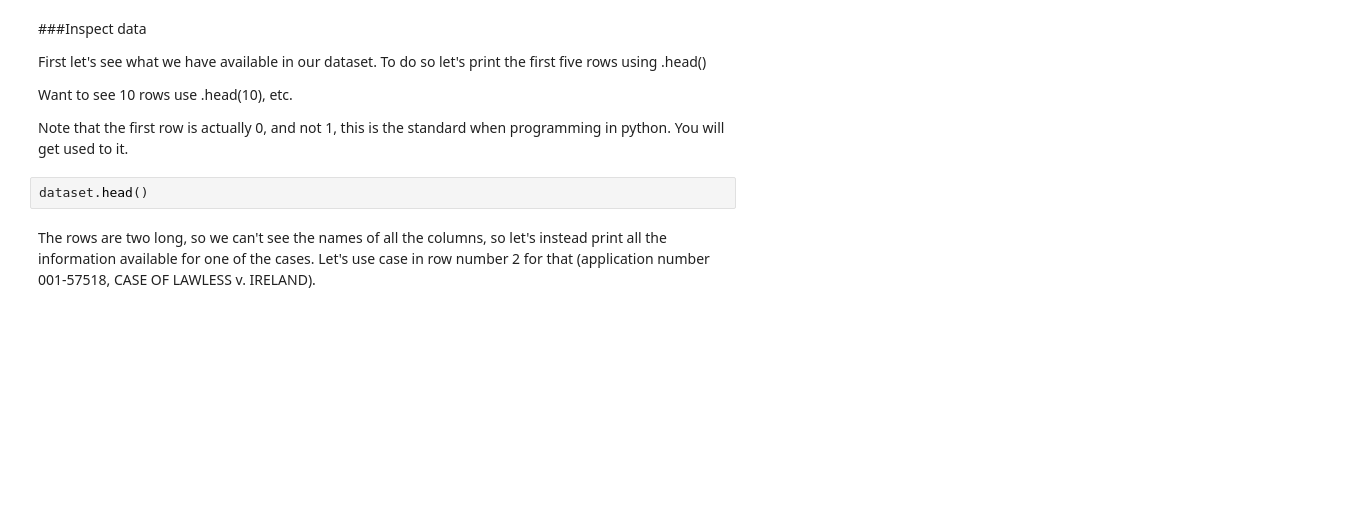
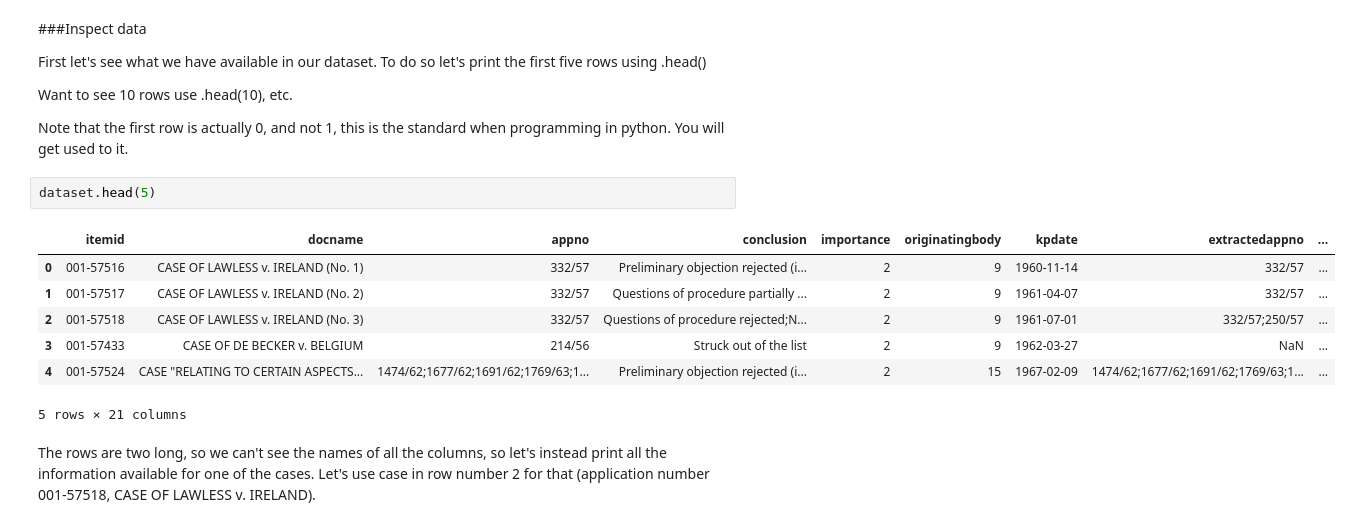
Before and after one commit to masha-medvedeva/AI_and_Digital_Skills, a Jupyter notebook: predicting_court_decisions.ipynb, the cells around one changed output. Saved outputs shown, nothing was run; the diff lists cells and outputs as text; blank space fills up the shorter version.

```diff
--- a/predicting_court_decisions.ipynb
+++ b/predicting_court_decisions.ipynb
@@ -44,7 +46,15 @@ Want to see 10 rows use .head(10), etc.
 
 Note that the first row is actually 0, and not 1, this is the standard when programming in python. You will get used to it.
 # %%
-dataset.head()
+dataset.head(5)
+# %% [output]
+|  | itemid | docname | appno | conclusion | importance | originatingbody | kpdate | extractedappno | ... |
+| 0 | 001-57516 | CASE OF LAWLESS v. IRELAND (No. 1) | 332/57 | Preliminary objection rejected (i... | 2 | 9 | 1960-11-14 | 332/57 | ... |
+| 1 | 001-57517 | CASE OF LAWLESS v. IRELAND (No. 2) | 332/57 | Questions of procedure partially ... | 2 | 9 | 1961-04-07 | 332/57 | ... |
+| 2 | 001-57518 | CASE OF LAWLESS v. IRELAND (No. 3) | 332/57 | Questions of procedure rejected;N... | 2 | 9 | 1961-07-01 | 332/57;250/57 | ... |
+| 3 | 001-57433 | CASE OF DE BECKER v. BELGIUM | 214/56 | Struck out of the list | 2 | 9 | 1962-03-27 | NaN | ... |
+| 4 | 001-57524 | CASE "RELATING TO CERTAIN ASPECTS... | 1474/62;1677/62;1691/62;1769/63;1... | Preliminary objection rejected (i... | 2 | 15 | 1967-02-09 | 1474/62;1677/62;1691/62;1769/63;1... | ... |
+5 rows × 21 columns
 # %% [markdown]
 The rows are two long, so we can't see the names of all the columns, so let's instead print all the information available for one of the cases. Let's use case in row number 2 for that (application number 001-57518, CASE OF LAWLESS v. IRELAND).
 # %%
```
Also changed, not shown: parts of 27 cells of this notebook.
